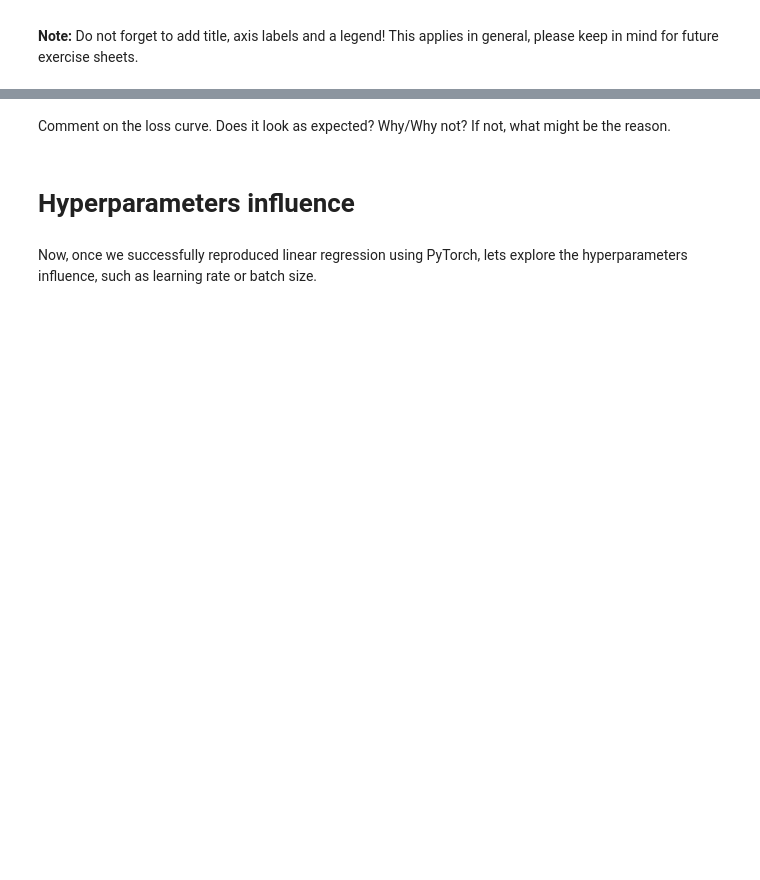
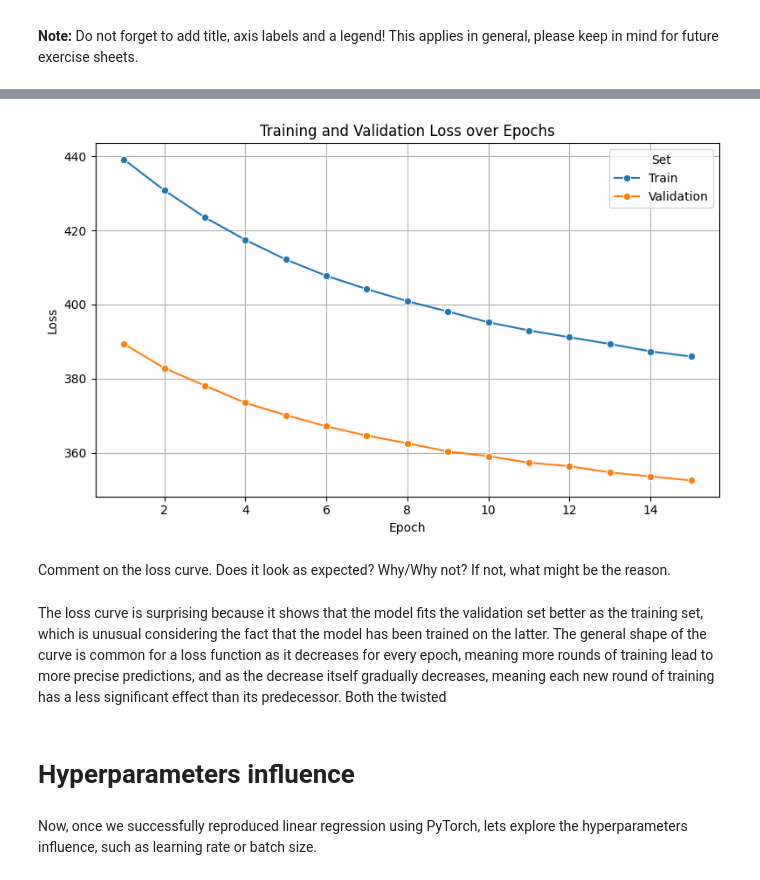
Before and after one commit to carl-lorenz/ML_practicals, a Jupyter notebook: Practical2/Buettner_Kortum_Lorenz.ipynb, the cells around one changed output, grey strips where cells are left out. Saved outputs shown, nothing was run; the diff lists cells and outputs as text; code cells hidden in the pictures; blank space fills up the shorter version.

```diff
--- a/Practical2/Buettner_Kortum_Lorenz.ipynb
+++ b/Practical2/Buettner_Kortum_Lorenz.ipynb
@@ -416,7 +418,8 @@ model = model.to(device)
 Put the model in training mode.
 # %%
 # TODO put the model in train mode
-model.train()
+model_manual.train()
+model_sgd.train()
 # %% [output]
 LinearRegression(
   (linear): Linear(in_features=81, out_features=1, bias=True)
@@ -569,10 +562,10 @@ y_true = y_test[i].item()
 
 # TODO make a prediction
 
-model.eval()
+model_sgd.eval()
 with torch.no_grad():
-    y_pred = model(x_sample).item()
+    y_pred = model_sgd(x_sample).item()
 
 # print predicted label and given label
-print(f"True: {y_true:.1f}| Predicted: {y_pred:.1f}")
+print(f"True: {y_true:.1f} | Predicted: {y_pred:.1f}")
 # %% [output]
@@ -609,3 +654,12 @@ This applies in general, please keep in mind for future exercise sheets.
 # %%
 # TODO call the run_training function and run it for 10 epochs.
 num_epochs = 15
+train_losses, val_losses = run_training(
+    model=model_sgd,
+    train_dataloader=train_dataloader,
+    val_dataloader=val_dataloader,
+    loss_function=loss_function,
+    optimizer=optimizer,
+    device=device,
+    epochs=num_epochs
+)
@@ -612,2 +682,25 @@ num_epochs = 15
+# %%
+# TODO write a plot function
+
+def plot_losses(train_losses, val_losses):
+    epochs = list(range(1, len(train_losses) + 1))
+
+    df = pd.DataFrame({
+        "Epoch": epochs + epochs,
+        "Loss": train_losses + val_losses,
+        "Set": ["Train"] * len(train_losses) + ["Validation"] * len(val_losses)
+    })
+
+    plt.figure(figsize=(8, 5))
+    sns.lineplot(data=df, x="Epoch", y="Loss", hue="Set", marker="o")
+    plt.title("Training and Validation Loss over Epochs")
+    plt.xlabel("Epoch")
+    plt.ylabel("Loss")
+    plt.grid(True)
+    plt.tight_layout()
+    plt.show()
 # %%
-# TODO write a plot function
+# TODO plot losses
+plot_losses(train_losses, val_losses)
+# %% [output]
+[figure, added]
@@ -616,6 +707,8 @@ num_epochs = 15
 # %% [markdown]
 Comment on the loss curve. Does it look as expected? Why/Why not?
 If not, what might be the reason.
+# %% [markdown]
+The loss curve is surprising because it shows that the model fits the validation set better as the training set, which is unusual considering the fact that the model has been trained on the latter. The general shape of the curve is common for a loss function as it decreases for every epoch, meaning more rounds of training lead to more precise predictions, and as the decrease itself gradually decreases, meaning each new round of training has a less significant effect than its predecessor. Both the twisted
 # %% [markdown]
 # Hyperparameters influence
 # %% [markdown]
```
Also changed, not shown: parts of 13 cells of this notebook.
